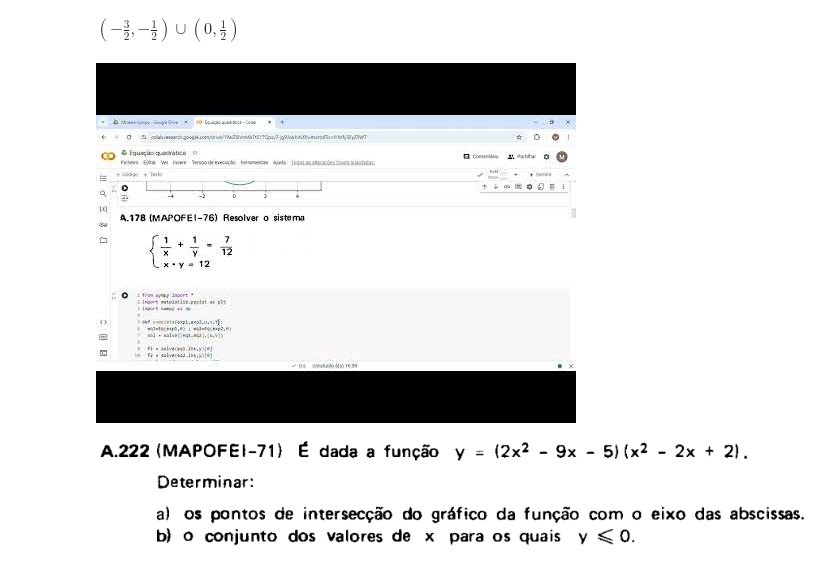
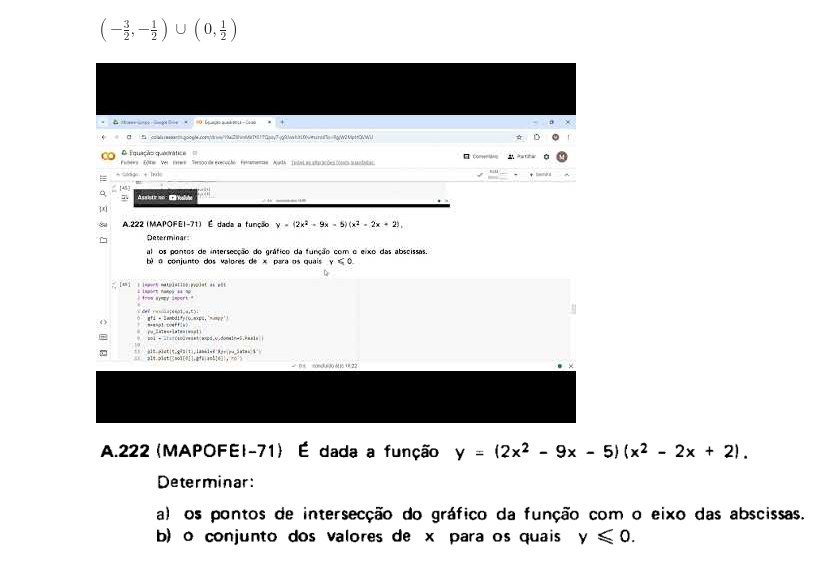
Before and after one commit to LuisAL79/PIBIC_2023, a Jupyter notebook: Equação_quadrática.ipynb, the cells around one changed output. Drawn from its saved outputs; the diff is of its cells as text; code cells hidden in the pictures.

```diff
--- a/Equação_quadrática.ipynb
+++ b/Equação_quadrática.ipynb
@@ -596,8 +779,8 @@ fun_ineq(exp,x)
 $\displaystyle \left(- \frac{3}{2}, - \frac{1}{2}\right) \cup \left(0, \frac{1}{2}\right)$
 # %%
 from IPython.display import YouTubeVideo
-YouTubeVideo('REVtTt5R4Cs',width = 900, height = 500, autoplay = 0, loop = 1, mute=0)
+YouTubeVideo('iW0vkOl0l20',width = 900, height = 500, autoplay = 0, loop = 1, mute=0)
 # %% [output]
-[figure, old version]
+[figure, new version]
 # %% [markdown]
 ![image.png](embedded-picture-1)
```
Also changed, not shown: parts of 82 cells of this notebook.
